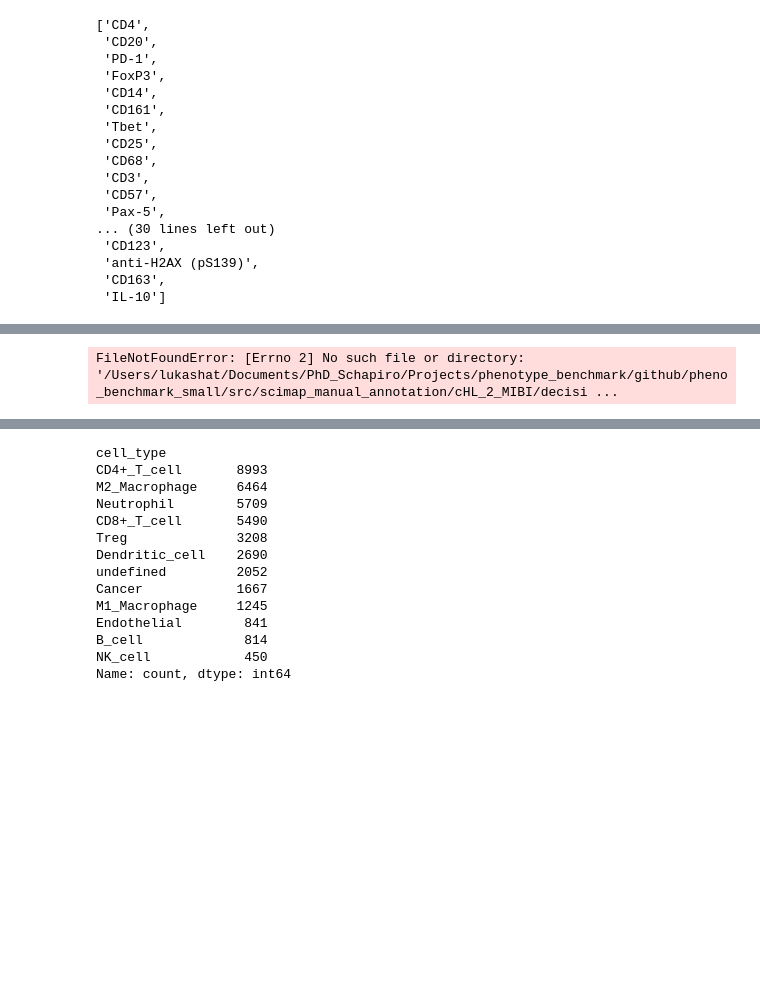
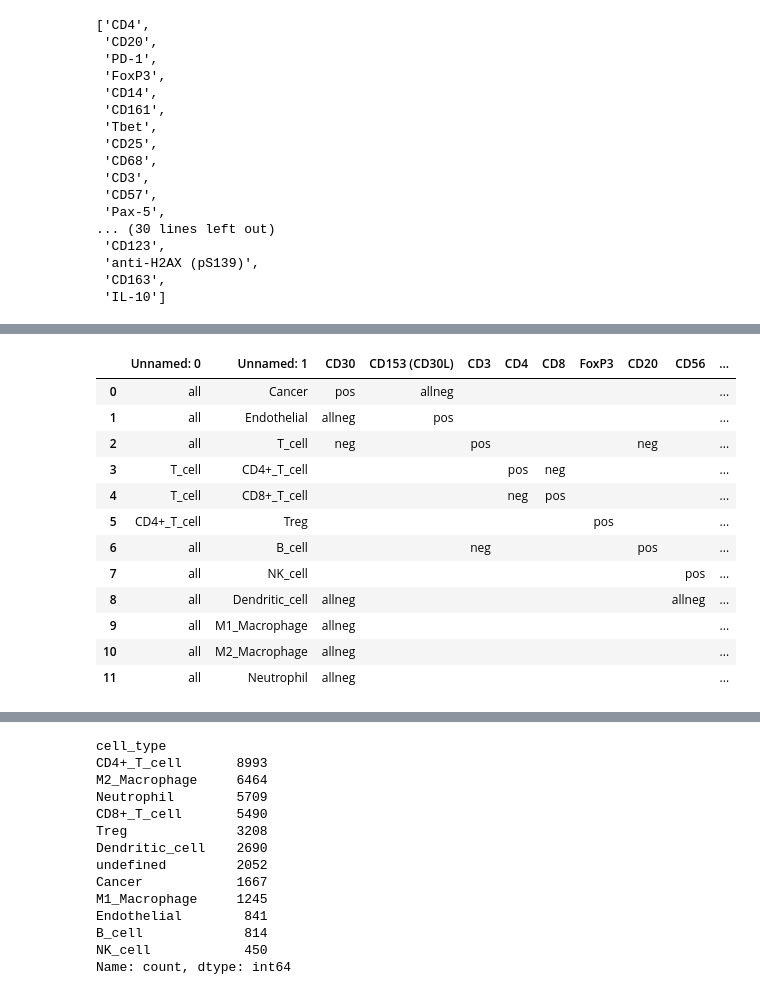
Before and after one commit to SchapiroLabor/spCellEval, a Jupyter notebook: src/scimap_manual_annotation/cHL_2_MIBI/classify_cHL_2_MIBI.ipynb, the cells around one changed output, grey strips where cells are left out. Cells and saved outputs as stored; diff of their text form; code cells hidden in the pictures; blank space fills up the shorter version.

```diff
--- a/src/scimap_manual_annotation/cHL_2_MIBI/classify_cHL_2_MIBI.ipynb
+++ b/src/scimap_manual_annotation/cHL_2_MIBI/classify_cHL_2_MIBI.ipynb
@@ -105,8 +136,20 @@ adata.uns['gates']
 # %%
-phenotype = pd.read_csv('/Users/lukashat/Documents/PhD_Schapiro/Projects/phenotype_benchmark/github/pheno_benchmark_small/src/scimap_manual_annotation/cHL_2_MIBI/decision_matrix.csv')
+phenotype = pd.read_csv('/Users/lukashat/Documents/PhD_Schapiro/Projects/phenotype_benchmark/github/pheno_benchmark_small/src/scimap_manual_annotation/cHL_2_MIBI/decision_matrix_cHL_2_MIBI.csv')
 phenotype.style.format(na_rep='')
 # %% [output]
-FileNotFoundError: [Errno 2] No such file or directory: '/Users/lukashat/Documents/PhD_Schapiro/Projects/phenotype_benchmark/github/pheno_benchmark_small/src/scimap_manual_annotation/cHL_2_MIBI/decisi ...
+|  | Unnamed: 0 | Unnamed: 1 | CD30 | CD153 (CD30L) | CD3 | CD4 | CD8 | FoxP3 | CD20 | CD56 | ... |
+| 0 | all | Cancer | pos | allneg |  |  |  |  |  |  | ... |
+| 1 | all | Endothelial | allneg | pos |  |  |  |  |  |  | ... |
+| 2 | all | T_cell | neg |  | pos |  |  |  | neg |  | ... |
+| 3 | T_cell | CD4+_T_cell |  |  |  | pos | neg |  |  |  | ... |
+| 4 | T_cell | CD8+_T_cell |  |  |  | neg | pos |  |  |  | ... |
+| 5 | CD4+_T_cell | Treg |  |  |  |  |  | pos |  |  | ... |
+| 6 | all | B_cell |  |  | neg |  |  |  | pos |  | ... |
+| 7 | all | NK_cell |  |  |  |  |  |  |  | pos | ... |
+| 8 | all | Dendritic_cell | allneg |  |  |  |  |  |  | allneg | ... |
+| 9 | all | M1_Macrophage | allneg |  |  |  |  |  |  |  | ... |
+| 10 | all | M2_Macrophage | allneg |  |  |  |  |  |  |  | ... |
+| 11 | all | Neutrophil | allneg |  |  |  |  |  |  |  | ... |
 # %%
 adata.raw.X
 # %%
```
Also changed, not shown: parts of 9 cells of this notebook, 7 other files.
